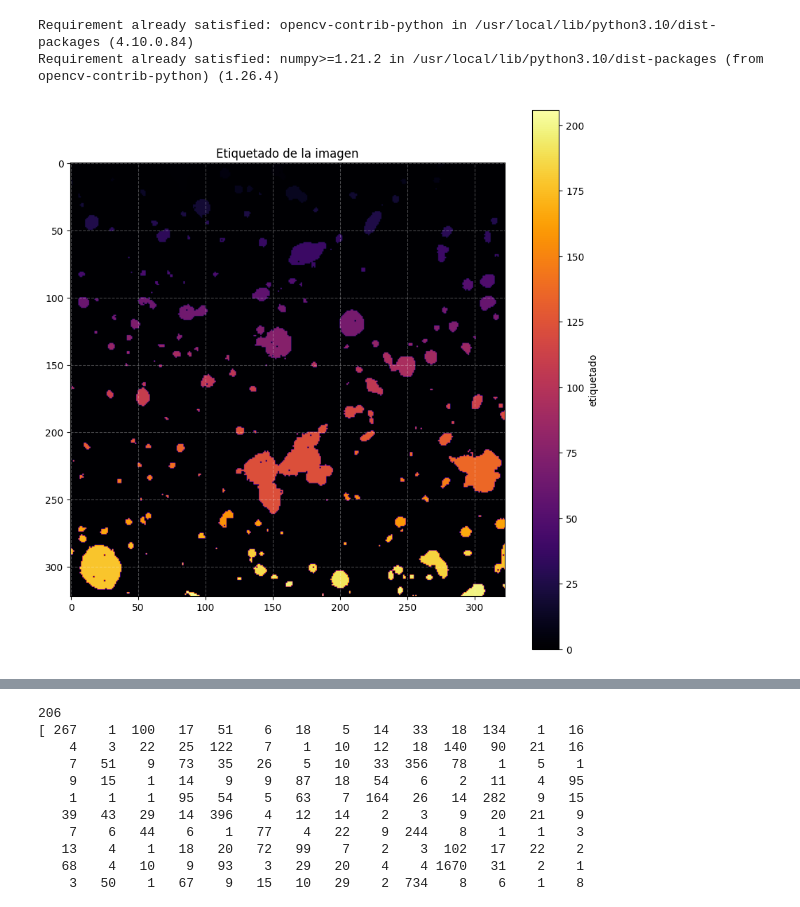
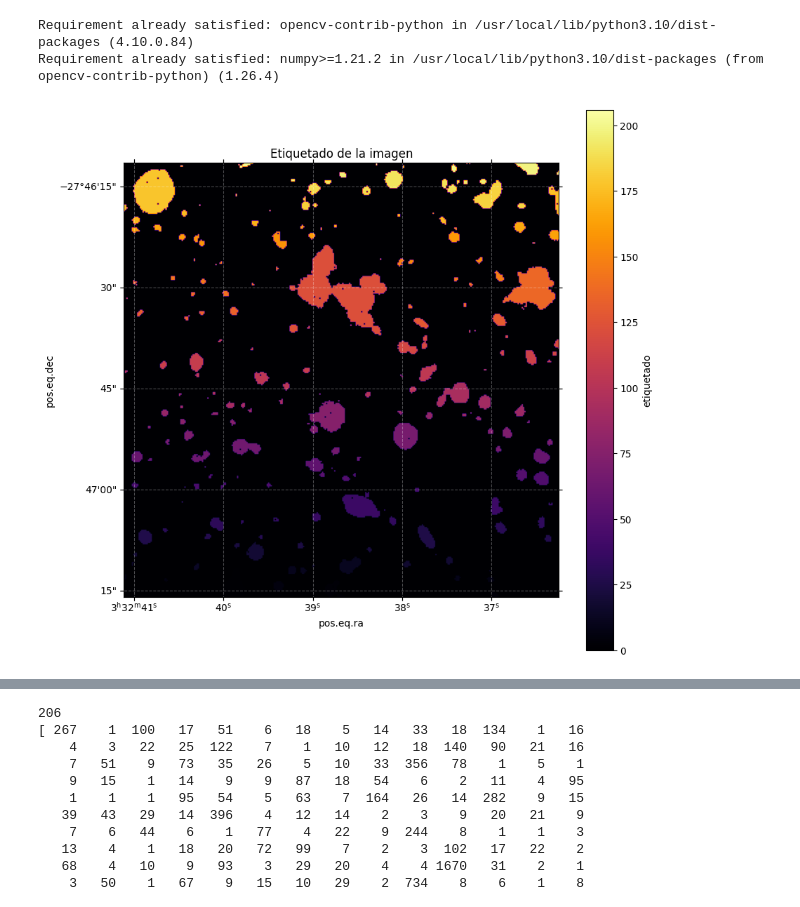
Before and after one commit to CrushinAngel/Galaxias-en-Deep-Fields, a Jupyter notebook: Deep_Fields.ipynb, the cells around one changed output, grey strips where cells are left out. Saved outputs shown, nothing was run; the diff lists cells and outputs as text; code cells hidden in the pictures.

```diff
--- a/Deep_Fields.ipynb
+++ b/Deep_Fields.ipynb
@@ -206,17 +206,18 @@ import cv2 #importamos la libreria
 # %%
 #Convertimos la mascara a uint8
 white_masked_uint8 = np.uint8(white_masked)
 
 num_labels, labels_im, stats, centroids = cv2.connectedComponentsWithStats(white_masked_uint8)
 
 plt.figure(figsize = (10,10))
+plt.subplot(projection = wcs)
 plt.imshow(labels_im, cmap = 'inferno')
 plt.colorbar(label = 'etiquetado')
 plt.title('Etiquetado de la imagen')
 plt.grid(color='white', ls='--', alpha=0.3)
 plt.show()
 # %% [output]
-[figure, old version]
+[figure, new version]
 # %%
 ind_masks = []
 ind_centroids = []
```
Also changed, not shown: parts of 5 cells of this notebook.
